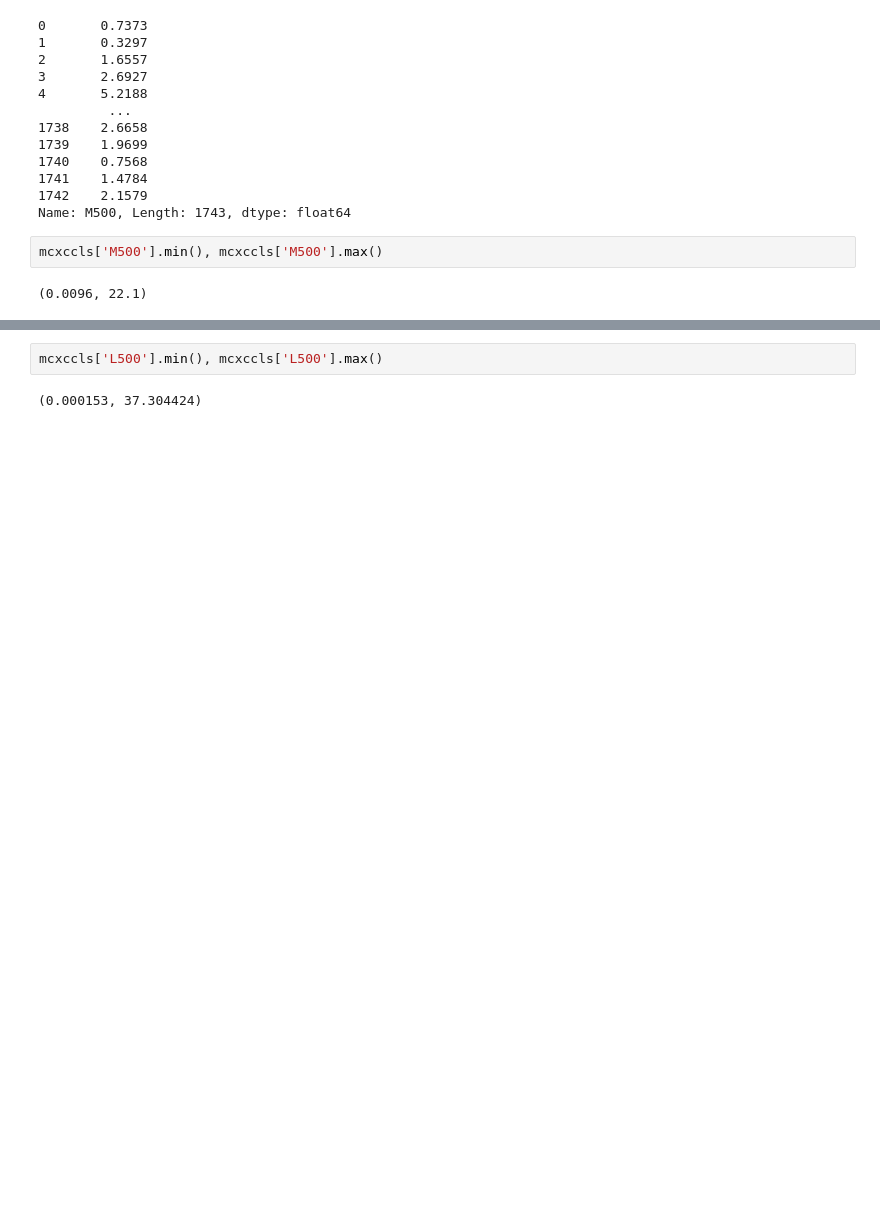
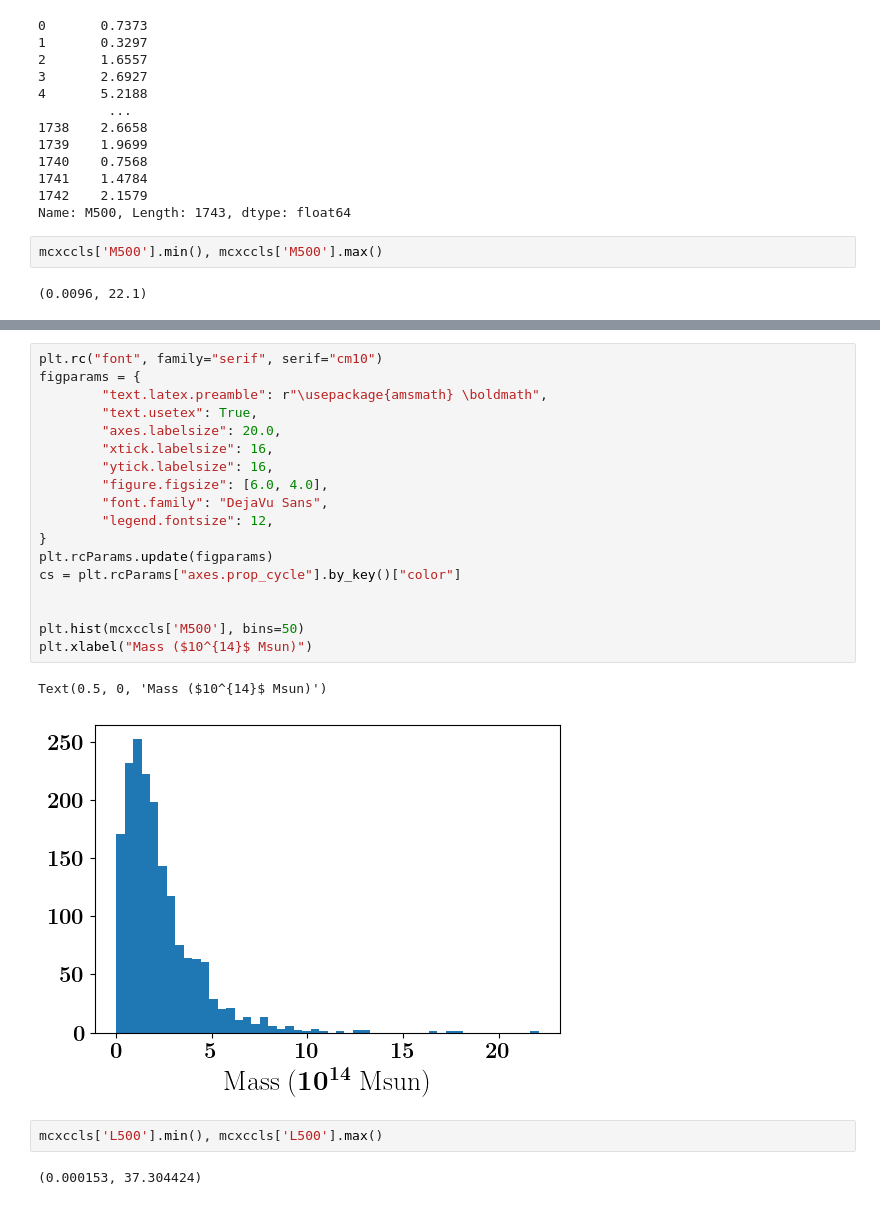
Before and after one commit to eleanorstuart/thermo-idm, a Jupyter notebook: mcxc_clusters.ipynb, the cells around one changed output, grey strips where cells are left out. Cells and saved outputs as stored; diff of their text form; blank space fills up the shorter version.

```diff
--- a/mcxc_clusters.ipynb
+++ b/mcxc_clusters.ipynb
@@ -60,3 +94,24 @@ mcxccls['M500'].min(), mcxccls['M500'].max()
+# %%
+plt.rc("font", family="serif", serif="cm10")
+figparams = {
+        "text.latex.preamble": r"\usepackage{amsmath} \boldmath",
+        "text.usetex": True,
+        "axes.labelsize": 20.0,
+        "xtick.labelsize": 16,
+        "ytick.labelsize": 16,
+        "figure.figsize": [6.0, 4.0],
+        "font.family": "DejaVu Sans",
+        "legend.fontsize": 12,
+}
+plt.rcParams.update(figparams)
+cs = plt.rcParams["axes.prop_cycle"].by_key()["color"]
+
+
+plt.hist(mcxccls['M500'], bins=50)
+plt.xlabel("Mass ($10^{14}$ Msun)")
+# %% [output]
+Text(0.5, 0, 'Mass ($10^{14}$ Msun)')
+[figure, added]
 # %%
 mcxccls['L500'].min(), mcxccls['L500'].max()
 # %% [output]
```
Also changed, not shown: parts of 3 cells of this notebook, 2 other files.
